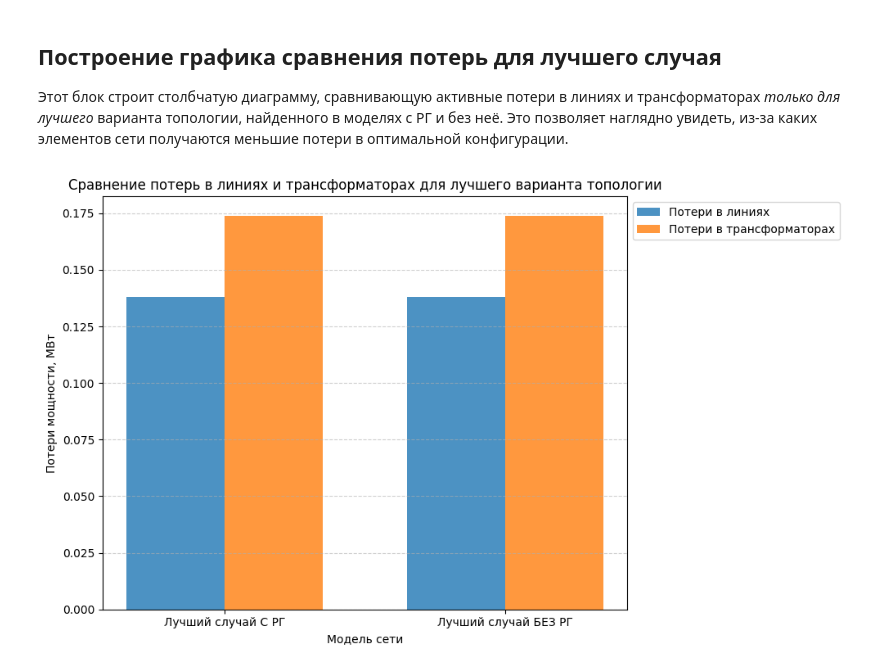
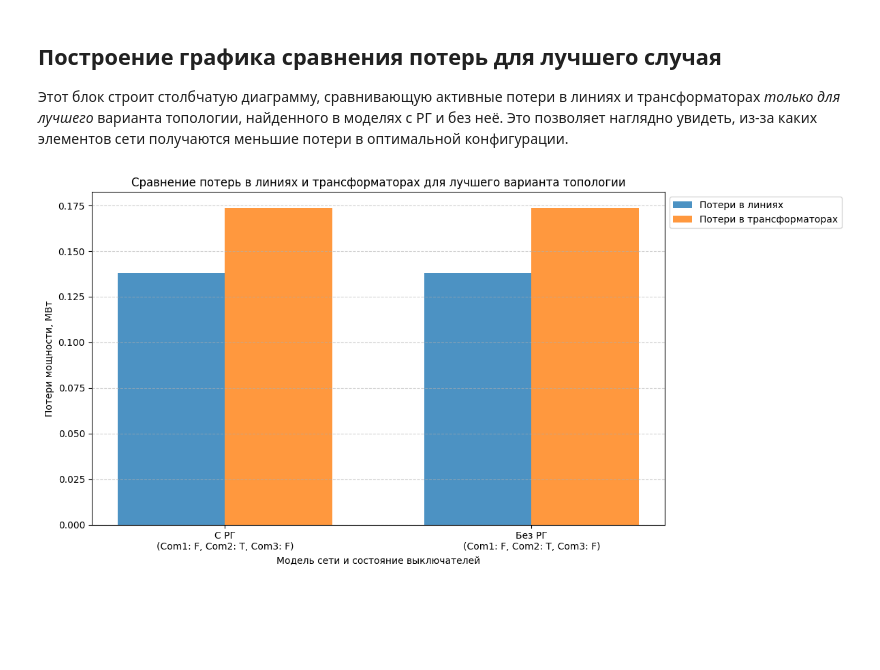
Before and after one commit to Polozov2005/CZP-4, a Jupyter notebook: CZP-4.ipynb, the cells around one changed output. Drawn from its saved outputs; the diff is of its cells as text; code cells hidden in the pictures; blank space fills up the shorter version.

```diff
--- a/CZP-4.ipynb
+++ b/CZP-4.ipynb
@@ -374,25 +374,27 @@ def calculate_losses(net):
     """
     Выполняет расчет потерь мощности в сети и возвращает суммарные активные потери,
     а также потери в линиях и трансформаторах отдельно.
+    Возвращает (inf, inf, inf), если расчет не сходится или возникает ошибка.
     """
     # Выполнение расчета потокораспределения
     try:
         pp.runpp(net, algorithm='nr', max_iteration=100)
-    except pp.powerflow.LoadflowNotConverged:
-        print("Потокораспределение не сошлось для текущей топологии.")
-        # Возвращаем очень большие значения потерь, если расчет не сошелся
+        # Проверим, сошёлся ли расчет, используя флаг сходимости
+        if not net.converged:
+             print(f"Потокораспределение не сошлось: converged = {net.converged}")
+             return np.inf, np.inf, np.inf
+    except Exception as e: # Ловим любое исключение, связанное с расчетом
+        print(f"Ошибка при расчете потокораспределения: {type(e).__name__}: {e}")
         return np.inf, np.inf, np.inf
 
     # Извлечение результатов расчета потокораспределения
     # Потери в линиях (используем столбец pl_mw для активных потерь)
     res_lines = net.res_line
     total_line_losses_p = res_lines['pl_mw'].sum()
-    # total_line_losses_q = res_lines['ql_mvar'].sum() # Реактивные потери, если понадобятся
 
     # Потери в трансформаторах (используем столбец pl_mw для активных потерь)
     res_trafos = net.res_trafo
     total_trafo_losses_p = res_trafos['pl_mw'].sum()
-    # total_trafo_losses_q = res_trafos['ql_mvar'].sum() # Реактивные потери, если понадобятся
 
     # Общие суммарные активные потери (активная мощность)
     total_losses_p = total_line_losses_p + total_trafo_losses_p
@@ -557,24 +559,29 @@ plt.show()
 Этот блок строит столбчатую диаграмму, сравнивающую активные потери в линиях и трансформаторах *только для лучшего* варианта топологии, найденного в моделях с РГ и без неё. Это позволяет наглядно увидеть, из-за каких элементов сети получаются меньшие потери в оптимальной конфигурации.
 # %%
 # --- График 2: Сравнение потерь в линиях и трансформаторах для ЛУЧШЕГО случая ---
-labels = ['Лучший случай С РГ', 'Лучший случай БЕЗ РГ']
+# Подготовим подписи для оси X с информацией о выключателях для лучшего случая
+label_with_rg = f"С РГ\n(Com1: {'T' if best_case_with_RG['Com1'] else 'F'}, Com2: {'T' if best_case_with_RG['Com2'] else 'F'}, Com3: {'T' if best_case_with_RG['Com3'] else 'F'})"
+label_without_rg = f"Без РГ\n(Com1: {'T' if best_case_without_RG['Com1'] else 'F'}, Com2: {'T' if best_case_without_RG['Com2'] else 'F'}, Com3: {'T' if best_case_without_RG['Com3'] else 'F'})"
+
+labels = [label_with_rg, label_without_rg]
 line_losses = [best_case_with_RG['Line Losses'], best_case_without_RG['Line Losses']]
 trafo_losses = [best_case_with_RG['Transformer Losses'], best_case_without_RG['Transformer Losses']]
 
-fig2, ax2 = plt.subplots(figsize=(10, 6))
+fig2, ax2 = plt.subplots(figsize=(12, 6)) # Возможно, стоит немного увеличить ширину для длинных подписей
 bars3 = ax2.bar(np.arange(len(labels)) - width/2, line_losses, width, label='Потери в линиях', alpha=0.8)
 bars4 = ax2.bar(np.arange(len(labels)) + width/2, trafo_losses, width, label='Потери в трансформаторах', alpha=0.8)
 
-ax2.set_xlabel('Модель сети')
+ax2.set_xlabel('Модель сети и состояние выключателей')
 ax2.set_ylabel('Потери мощности, МВт')
 ax2.set_title('Сравнение потерь в линиях и трансформаторах для лучшего варианта топологии')
 ax2.set_xticks(np.arange(len(labels)))
-ax2.set_xticklabels(labels)
-# Перемещаем легенду, например, в левый верхний угол вне графика
-ax2.legend(loc='upper left', bbox_to_anchor=(1, 1)) # bbox_to_anchor=(1, 1) размещает легенду за пределами оси справа сверху
+ax2.set_xticklabels(labels, rotation=0, ha="center") # Подписи можно не вращать, так как их всего 2, но с длинной строкой может понадобиться
+# Если подписи слишком длинные и не помещаются, можно уменьшить размер шрифта:
+# ax2.set_xticklabels(labels, rotation=0, ha="center", fontsize=9)
+ax2.legend(loc='upper left', bbox_to_anchor=(1, 1))
 ax2.grid(True, axis='y', linestyle='--', alpha=0.6)
 
-plt.tight_layout() # Убедимся, что все элементы, включая сдвинутую легенду, помещаются в figure
+plt.tight_layout() # Убедимся, что все элементы, включая сдвинутую легенду и длинные подписи, помещаются в figure
 plt.show()
 # %% [output]
-[figure, old version]
+[figure, new version]
```
Also changed, not shown: parts of 2 cells of this notebook.
